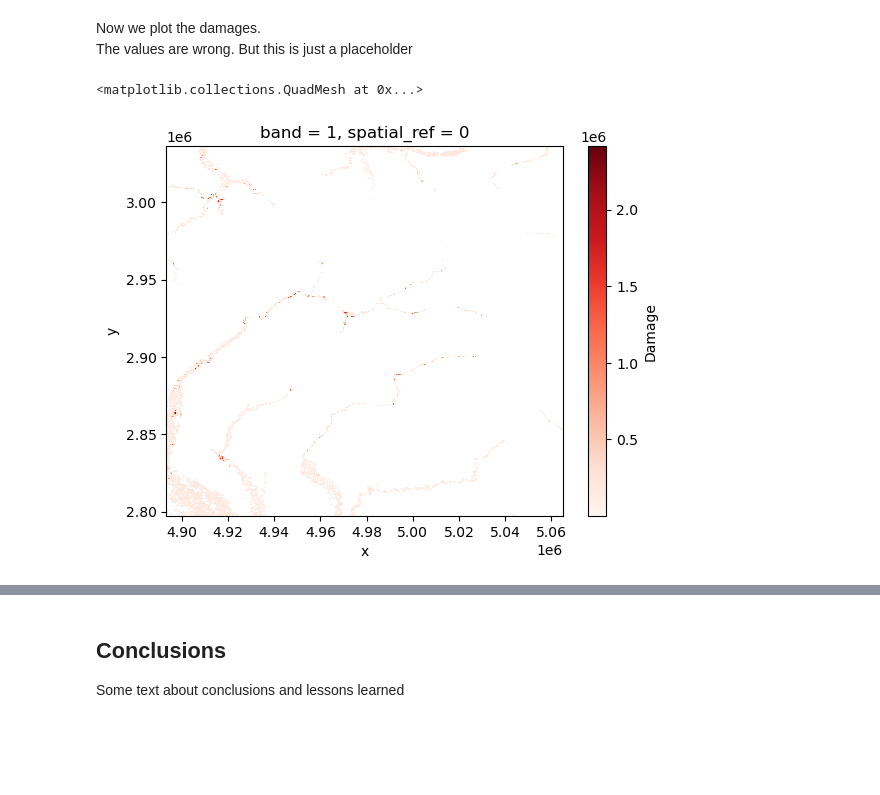
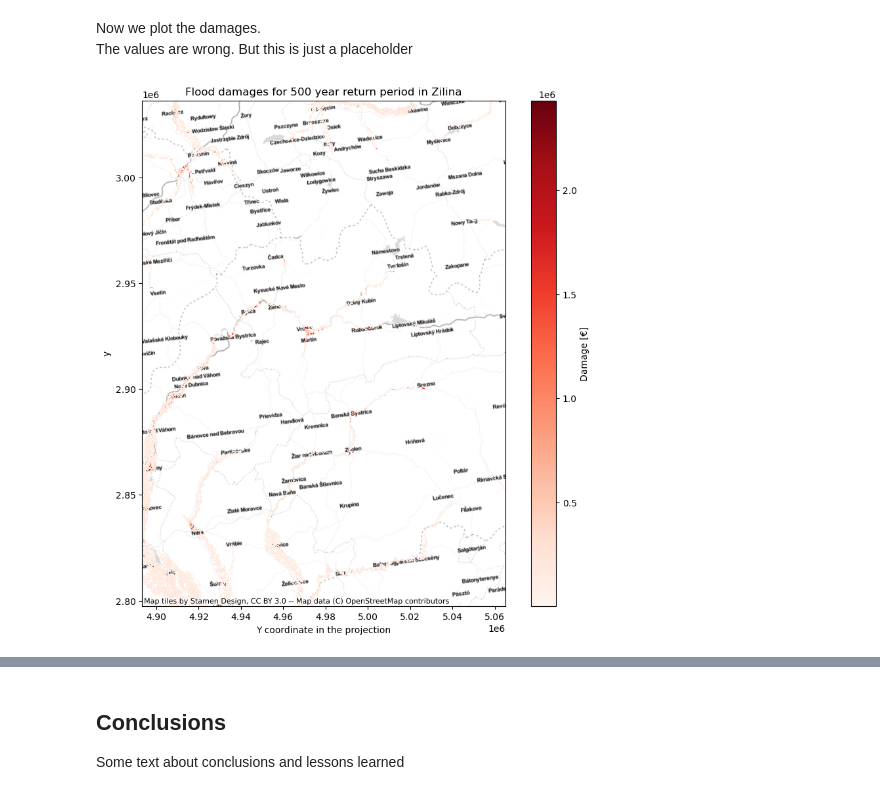
Before and after one commit to CLIMAAX/FLOODS, a Jupyter notebook: FLOOD.ipynb, the cells around one changed output, grey strips where cells are left out. Saved outputs shown, nothing was run; the diff lists cells and outputs as text; code cells hidden in the pictures; blank space fills up the shorter version.

Commit message:
added and improved plots

```diff
--- a/FLOOD.ipynb
+++ b/FLOOD.ipynb
@@ -503,11 +500,20 @@ The values are wrong. But this is just a placeholder
 # %%
 import contextily as ctx
 
-damagemap = rxr.open_rasterio(f'{data_dir}/scenario2_damagemap.tif')
+damagemap = rxr.open_rasterio(f'{data_dir}/scenario500_damagemap.tif')
+
 
 # from damage select values > 0
 damagemap = damagemap.where(damagemap > 0)
-damagemap.plot(cmap='Reds', cbar_kwargs={'label': "Damage"})
+
+fig, ax = plt.subplots(figsize=(10, 10))
+
+damagemap.plot(ax=ax, cmap='Reds', cbar_kwargs={'label': "Damage [€]"})
+
+plt.title('Flood damages for 500 year return period in Zilina')
+plt.xlabel('X coordinate in the projection')
+plt.xlabel('Y coordinate in the projection')
+
+ctx.add_basemap(ax=ax, crs=damagemap.rio.crs.to_string(), source=ctx.providers.Stamen.TonerLite)
 # %% [output]
-<matplotlib.collections.QuadMesh at 0x...>
-[figure, old version]
+[figure, new version]
```
Also changed, not shown: parts of 13 cells of this notebook.
